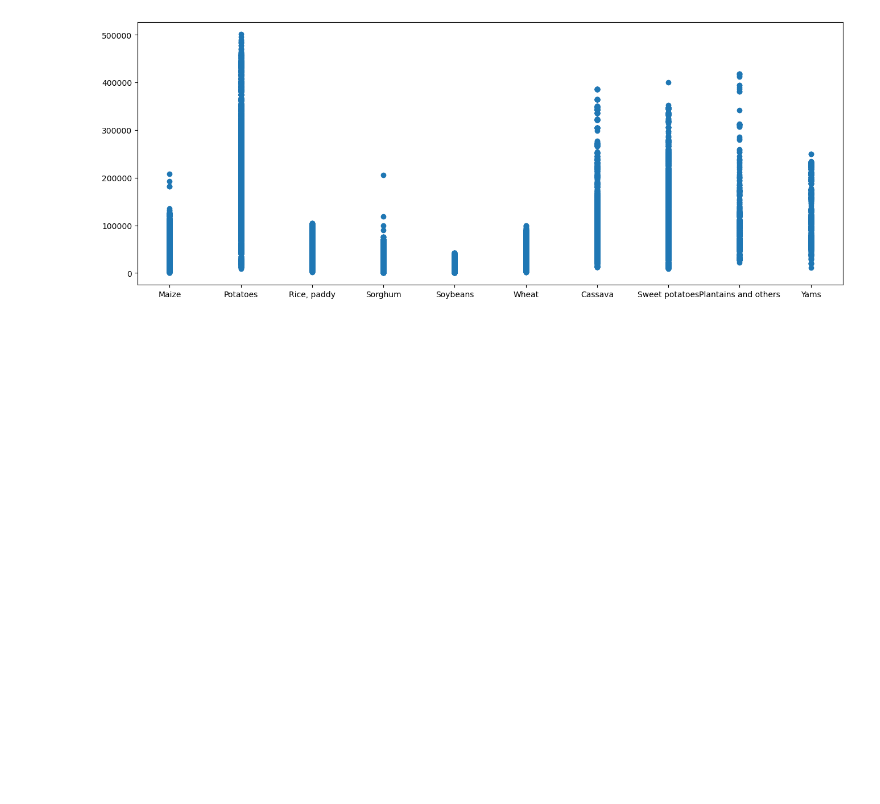
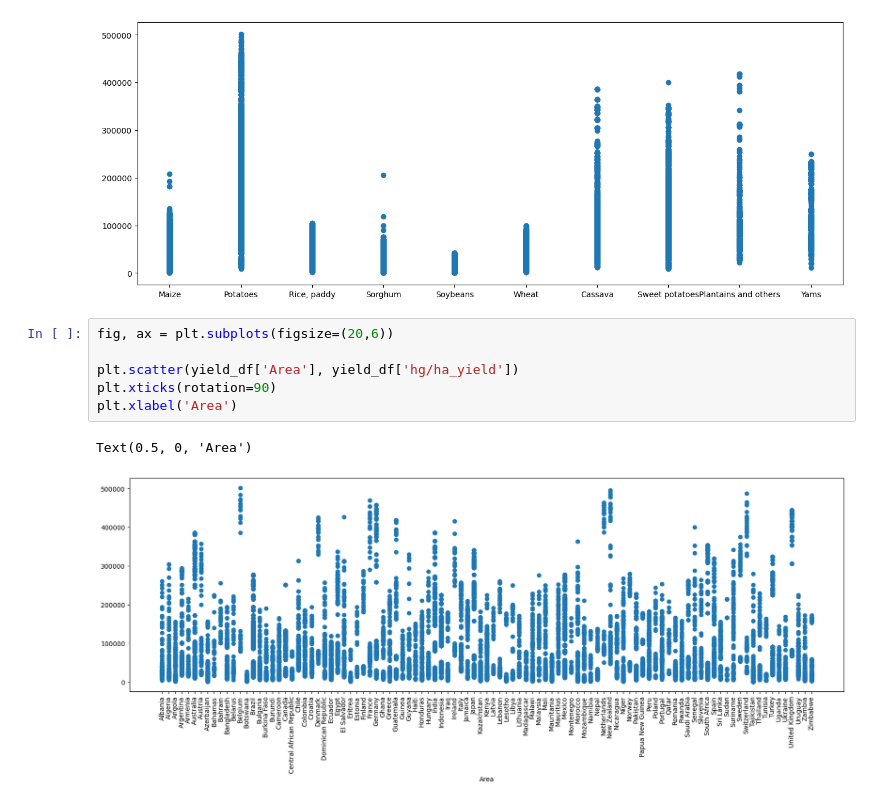
Before and after one commit to psimkina/crop-yield, a Jupyter notebook: notebooks/data_exploration.ipynb, the cells around one changed output. Drawn from its saved outputs; the diff is of its cells as text; blank space fills up the shorter version.

```diff
--- a/notebooks/data_exploration.ipynb
+++ b/notebooks/data_exploration.ipynb
@@ -45,3 +47,12 @@ plt.scatter(yield_df['Item'], yield_df['hg/ha_yield'])
 # %% [output]
 <matplotlib.collections.PathCollection at 0x...>
 [figure]
+# %%
+fig, ax = plt.subplots(figsize=(20,6))
+
+plt.scatter(yield_df['Area'], yield_df['hg/ha_yield'])
+plt.xticks(rotation=90)
+plt.xlabel('Area')
+# %% [output]
+Text(0.5, 0, 'Area')
+[figure, added]
```
Also changed, not shown: parts of 6 cells of this notebook, 1 other file.
